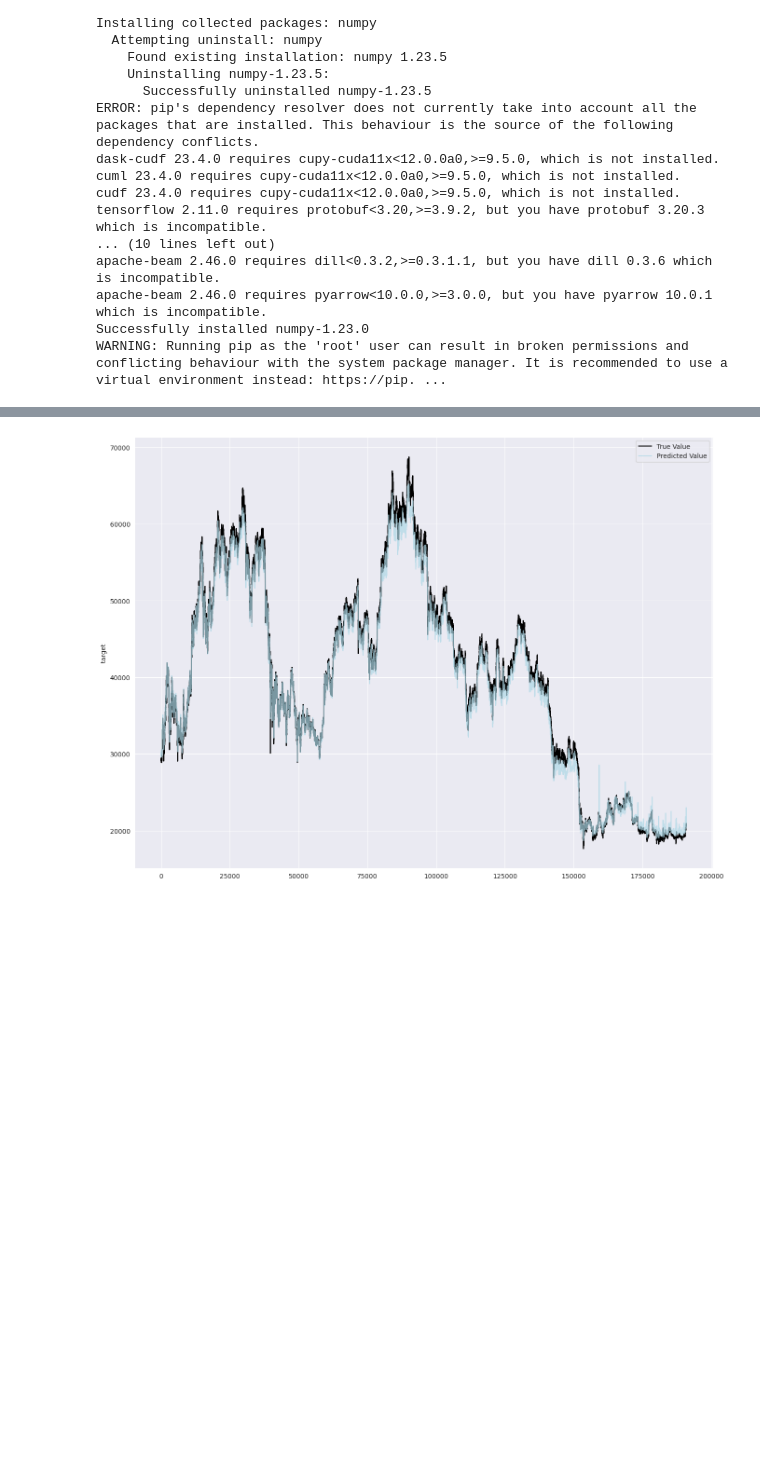
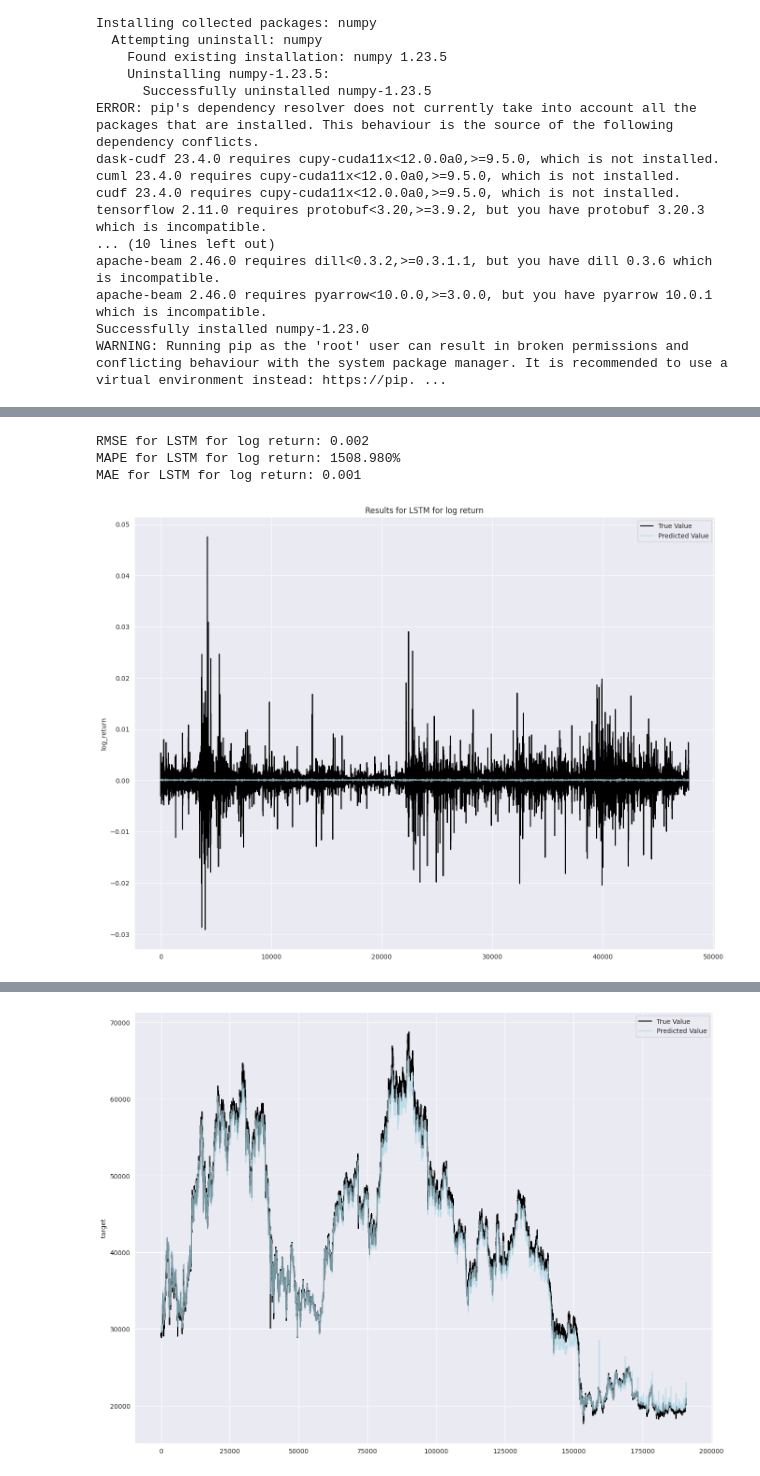
Before and after one commit to Nakinamo/Bitcoin-Price-Prediction, a Jupyter notebook: notebook886786a93d.ipynb, the cells around one changed output, grey strips where cells are left out. Saved outputs shown, nothing was run; the diff lists cells and outputs as text; code cells hidden in the pictures; blank space fills up the shorter version.

```diff
--- a/notebook886786a93d.ipynb
+++ b/notebook886786a93d.ipynb
@@ -438,0 +405,9 @@ pred = model.predict(X_val)
+# %%
+lstm.fit(X_train, y_train, n_epochs=20)
+clear_output()
+results = CountModelResult(X_test, y_test, results, lstm, 'LSTM for log return')
+# %% [output]
+RMSE for LSTM for log return: 0.002
+MAPE for LSTM for log return: 1508.980%
+MAE for LSTM for log return: 0.001
+[figure, added]
```
Also changed, not shown: parts of 27 cells of this notebook.
